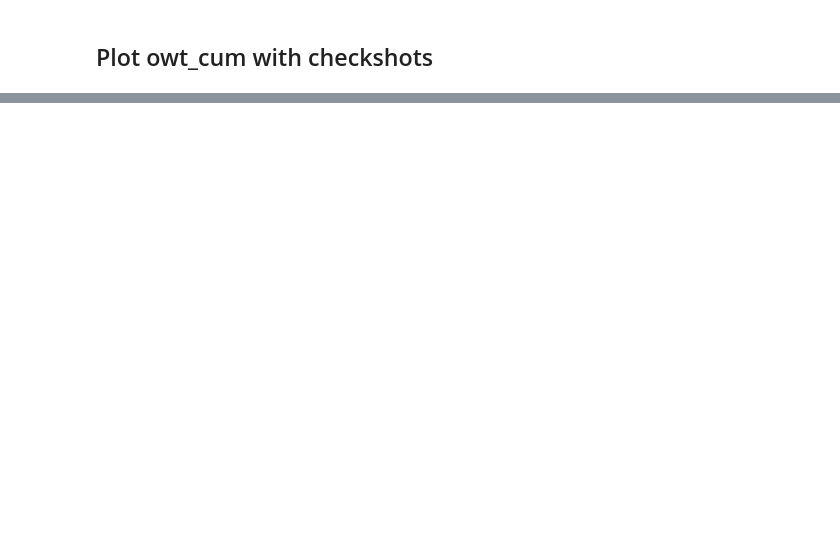
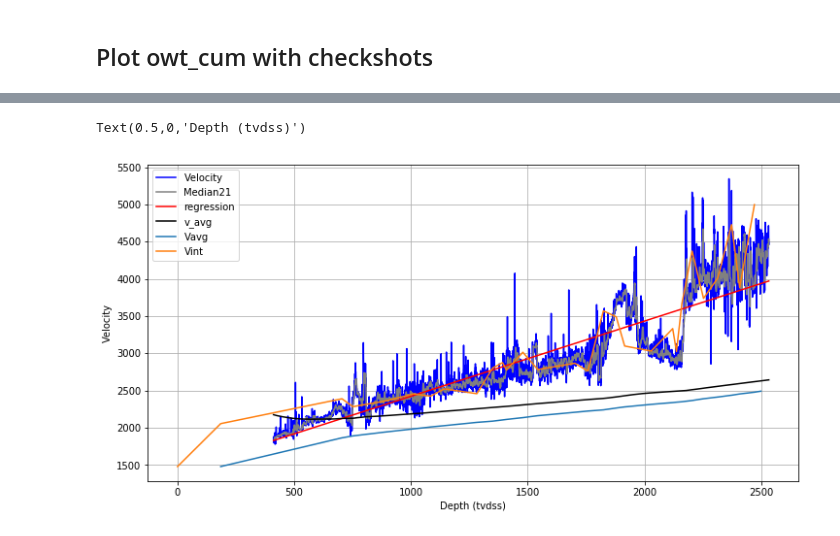
Before and after one commit to ABDunbar/NPD-Well-Velocity-Integration, a Jupyter notebook: m172.ipynb, the cells around one changed output, grey strips where cells are left out. Saved outputs shown, nothing was run; the diff lists cells and outputs as text; code cells hidden in the pictures; blank space fills up the shorter version.

```diff
--- a/m172.ipynb
+++ b/m172.ipynb
@@ -107,3 +141,0 @@ df.head()
-# %%
-df.vi2_ti.iloc[0] = replacement_velocity * df.owt_cum.iloc[0]
-df.head()
@@ -117,4 +141,0 @@ df.head()
-# %%
-df.vi2_ti.iloc[1:] = df.vi **2 * (df.owt_cum - df.owt_cum.shift(1))
-
-df.head()
@@ -128,3 +141,0 @@ df.head()
-# %%
-df['v_rms'] = (df.vi2_ti.cumsum() / df.owt_cum) ** (0.5)
-df.head()
@@ -138,14 +142,22 @@ df.head()
+# %%
+df['vi_med21'] = df.vi.rolling(21).median()
 # %%
-reg = np.polyfit(df.md, df.vi, deg=1)
-ry = np.polyval(reg, df.md)
+reg = np.polyfit(df.TVDSS, df.vi, deg=1)
+ry = np.polyval(reg, df.TVDSS)
 
 plt.figure(figsize=(12,6))
-plt.plot(df.md, df.vi,  'b', label='Velocity')
-plt.plot(df.md, ry, 'r', label='regression')
-plt.plot(df.md, df.v_avg, 'black')
+plt.plot(df.TVDSS, df.vi,  'b', label='Velocity')
+plt.plot(df.TVDSS, df.vi_med21,  'gray', label='Median21')
+plt.plot(df.TVDSS, ry, 'r', label='regression')
+plt.plot(df.TVDSS, df.v_avg, 'black')
+plt.plot(cshots[ cshots['Well']=='7120/12-03']['TVDSS'], cshots[ cshots['Well']=='7120/12-03']['Vavg'] )
+plt.plot(cshots[ cshots['Well']=='7120/12-03']['TVDSS'], cshots[ cshots['Well']=='7120/12-03']['Vint'] )
 #plt.plot(df.md, df.v_rms, 'green')
 plt.legend(loc=0)
 plt.grid(True)
-plt.ylabel('Sonic velocity')
-plt.xlabel('MD')
+plt.ylabel('Velocity')
+plt.xlabel('Depth (tvdss)')
 #plt.invert_yaxis()
+# %% [output]
+Text(0.5,0,'Depth (tvdss)')
+[figure, added]
```
Also changed, not shown: parts of 28 cells of this notebook, 1 other file.
